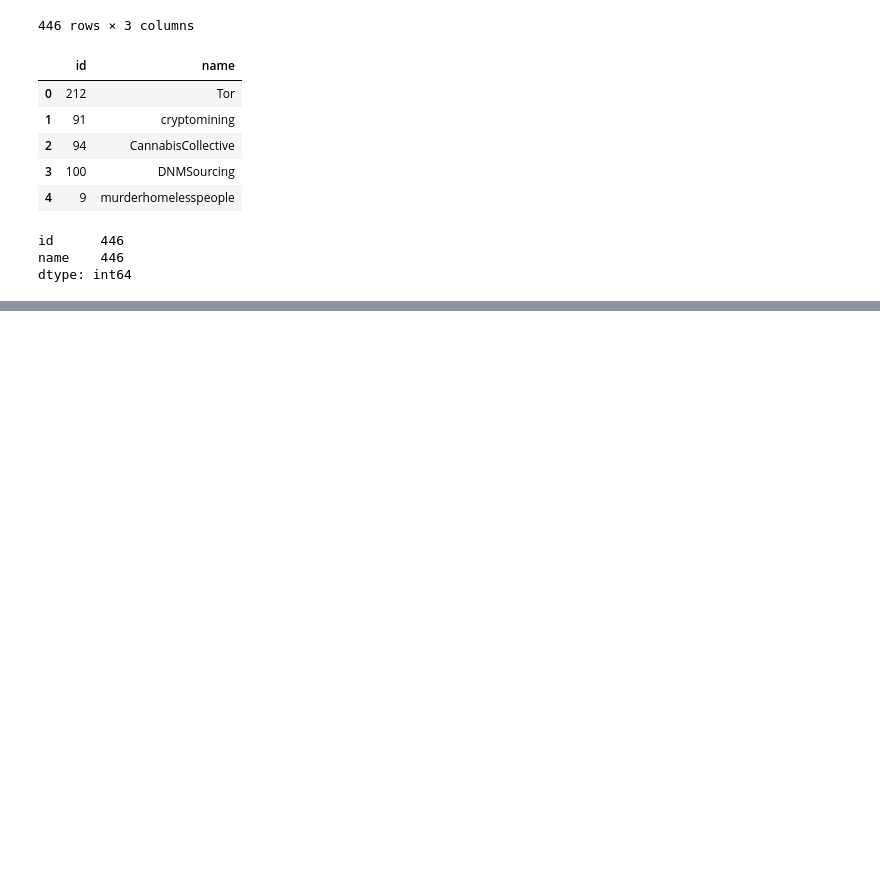
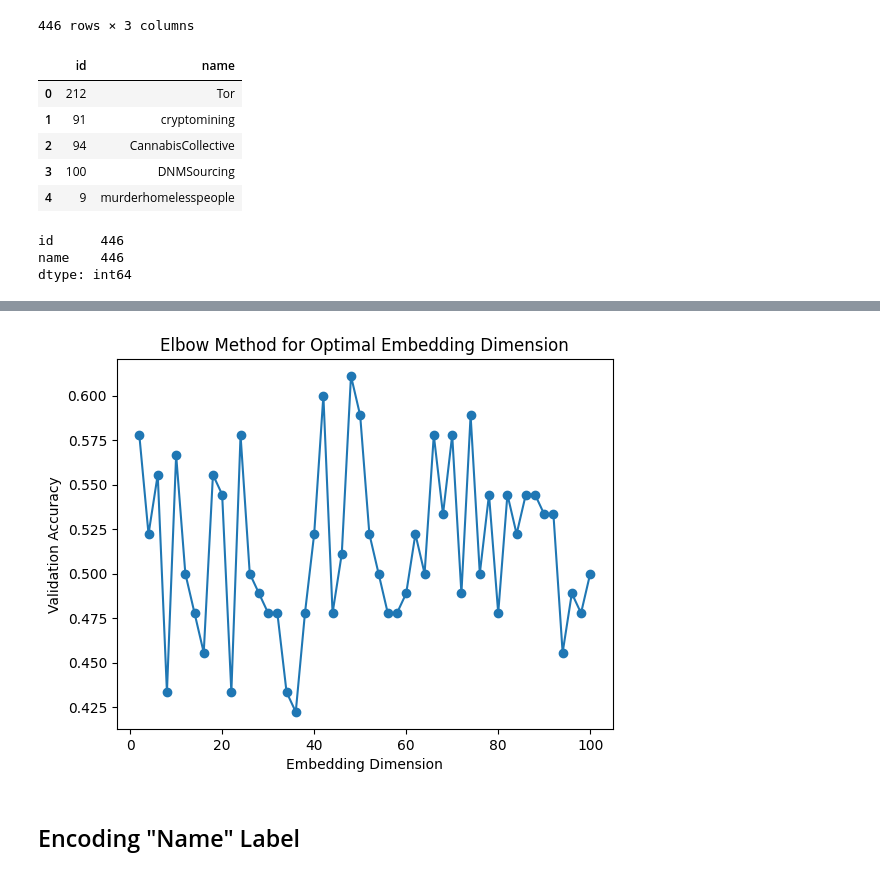
Before and after one commit to D0men1c0/ISSR_Darkweb, a Jupyter notebook: Analyze_files/an_boards.ipynb, the cells around one changed output, grey strips where cells are left out. Cells and saved outputs as stored; diff of their text form; code cells hidden in the pictures; blank space fills up the shorter version.

```diff
--- a/Analyze_files/an_boards.ipynb
+++ b/Analyze_files/an_boards.ipynb
@@ -232,0 +268,37 @@ dtype: int64
+# %%
+df_heuristic = df.copy()
+# %%
+label_encoder = LabelEncoder()
+df_heuristic['name_encoded'] = label_encoder.fit_transform(df_heuristic['name'])
+# %%
+# Splitting data
+X = df_heuristic['name_encoded'].values
+y = np.random.randint(2, size=(len(df_heuristic),))
+X_train, X_test, y_train, y_test = train_test_split(X, y, test_size=0.2, random_state=42)
+# %%
+## Define Parameters for function
+embedding_dims = [x for x in range(2, 102) if x % 2 == 0]
+num_categories = df_heuristic['name_encoded'].nunique()
+# %%
+'''
+# Training Models and Elbow Method
+performances = []
+
+# 6 mninutes
+for dim in tqdm(embedding_dims, desc='Training Models'):
+    model = create_model(dim, num_categories)
+    model.fit(X_train, y_train, epochs=100, batch_size=32, validation_split=0.2, verbose=0)
+    loss, accuracy = model.evaluate(X_test, y_test, verbose=0)
+    performances.append(accuracy)
+
+# Plot Reselts
+plt.plot(embedding_dims, performances, marker='o')
+plt.title('Elbow Method for Optimal Embedding Dimension')
+plt.xlabel('Embedding Dimension')
+plt.ylabel('Validation Accuracy')
+plt.show()
+'''
+# %% [output]
+[figure, added]
+# %% [markdown]
+## Encoding "Name" Label
```
Also changed, not shown: parts of 13 cells of this notebook.
